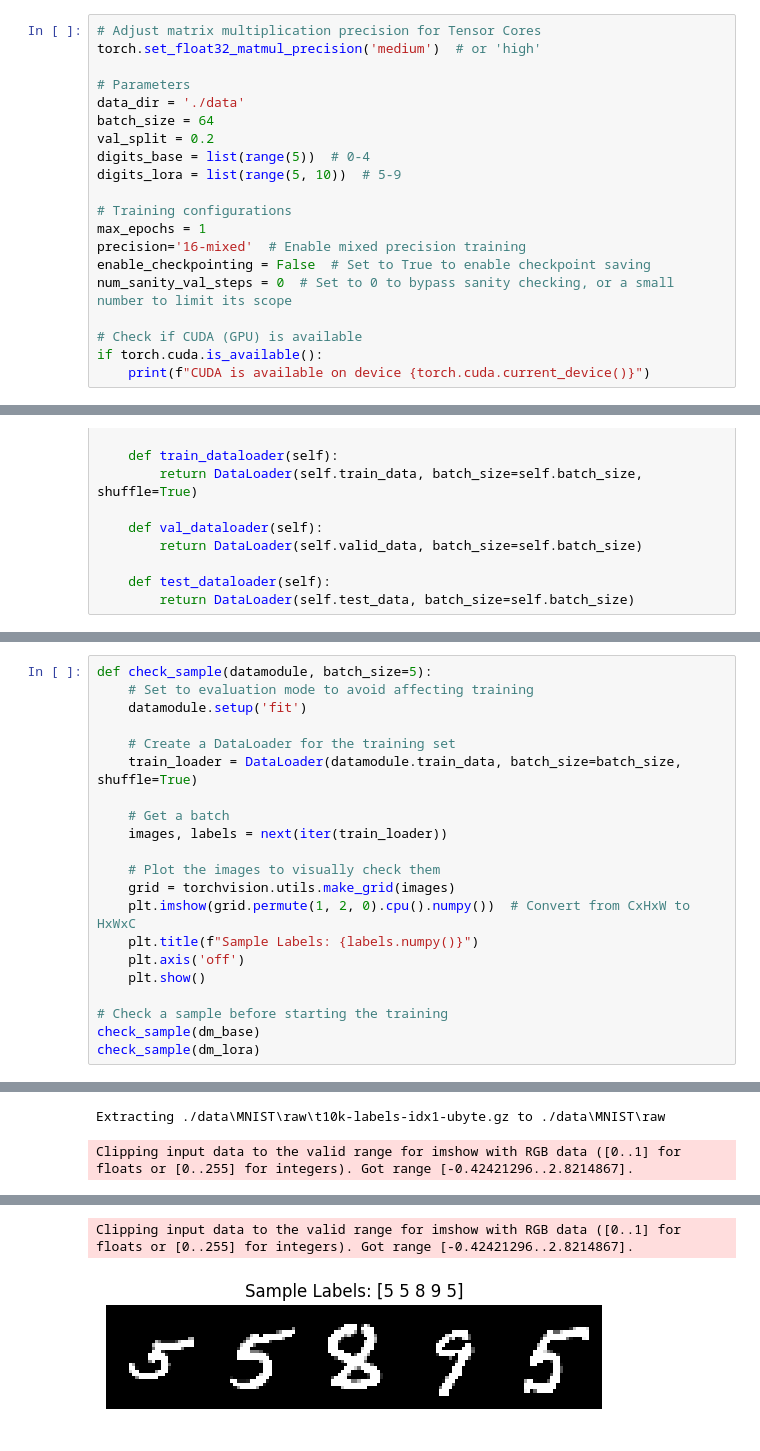
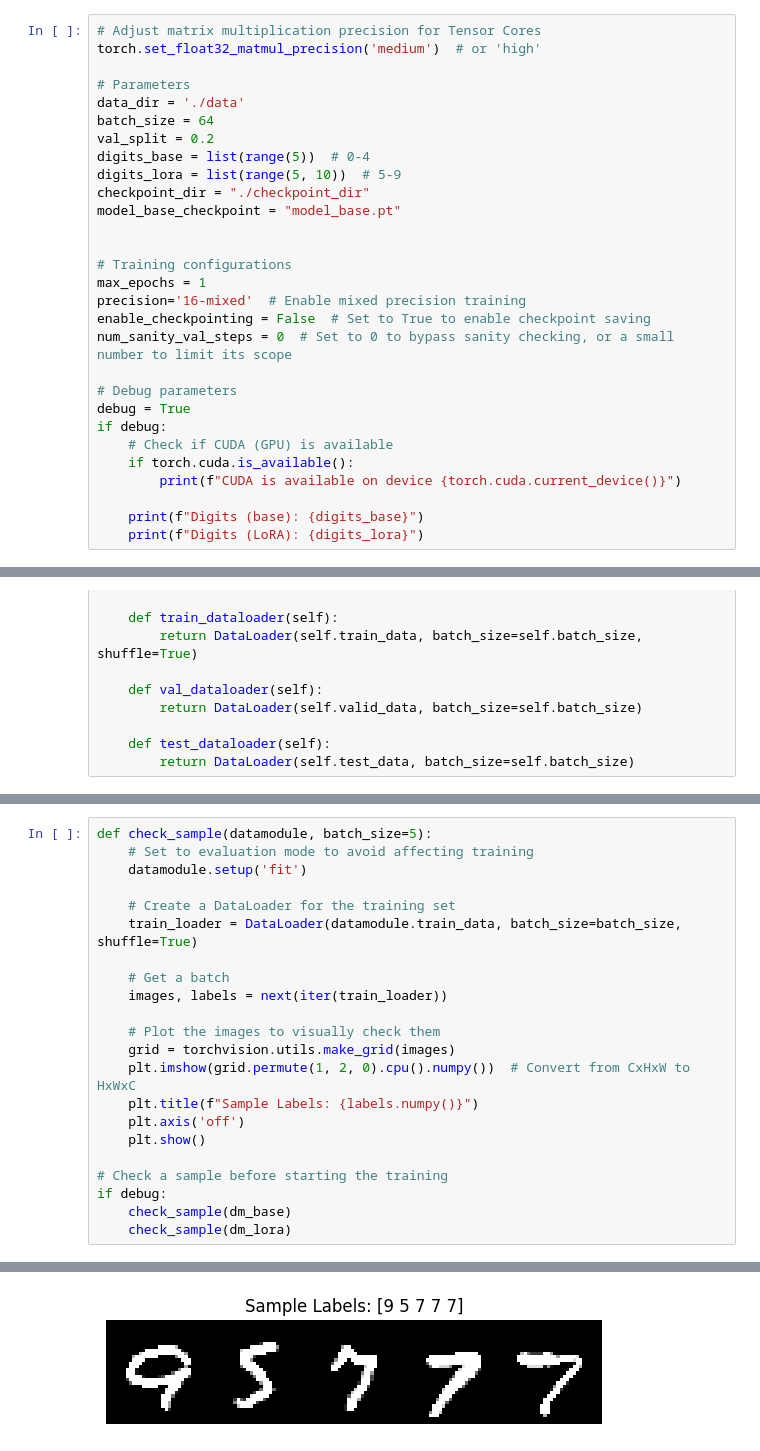
Before and after one commit to NightFore/MiniDiffusion, a Jupyter notebook: test_LoRA/MNIST_LoRA.ipynb, the cells around one changed output, grey strips where cells are left out. Cells and saved outputs as stored; diff of their text form.

```diff
--- a/test_LoRA/MNIST_LoRA.ipynb
+++ b/test_LoRA/MNIST_LoRA.ipynb
@@ -44,6 +48,9 @@ batch_size = 64
 val_split = 0.2
 digits_base = list(range(5))  # 0-4
 digits_lora = list(range(5, 10))  # 5-9
+checkpoint_dir = "./checkpoint_dir"
+model_base_checkpoint = "model_base.pt"
+
 
 # Training configurations
 max_epochs = 1
@@ -51,8 +58,14 @@ precision='16-mixed'  # Enable mixed precision training
 enable_checkpointing = False  # Set to True to enable checkpoint saving
 num_sanity_val_steps = 0  # Set to 0 to bypass sanity checking, or a small number to limit its scope
 
-# Check if CUDA (GPU) is available
-if torch.cuda.is_available():
-    print(f"CUDA is available on device {torch.cuda.current_device()}")
+# Debug parameters
+debug = True
+if debug:
+    # Check if CUDA (GPU) is available
+    if torch.cuda.is_available():
+        print(f"CUDA is available on device {torch.cuda.current_device()}")
+
+    print(f"Digits (base): {digits_base}")
+    print(f"Digits (LoRA): {digits_lora}")
 # %% [output]
 CUDA is available on device 0
@@ -265,6 +285,7 @@ def check_sample(datamodule, batch_size=5):
     plt.show()
 
 # Check a sample before starting the training
-check_sample(dm_base)
-check_sample(dm_lora)
+if debug:
+    check_sample(dm_base)
+    check_sample(dm_lora)
 # %% [output]
@@ -301,2 +294,0 @@ Downloading https://ossci-datasets.s3.amazonaws.com/mnist/t10k-labels-idx1-ubyte
-Extracting ./data\MNIST\raw\t10k-labels-idx1-ubyte.gz to ./data\MNIST\raw
-Clipping input data to the valid range for imshow with RGB data ([0..1] for floats or [0..255] for integers). Got range [-0.42421296..2.8214867].
@@ -304,5 +295,4 @@ Clipping input data to the valid range for imshow with RGB data ([0..1] for floa
-Clipping input data to the valid range for imshow with RGB data ([0..1] for floats or [0..255] for integers). Got range [-0.42421296..2.8214867].
-[figure, old version]
+[figure, new version]
 # %%
 # Trainer setup
 trainer = Trainer(
```
Also changed, not shown: parts of 10 cells of this notebook, 3 other files.
